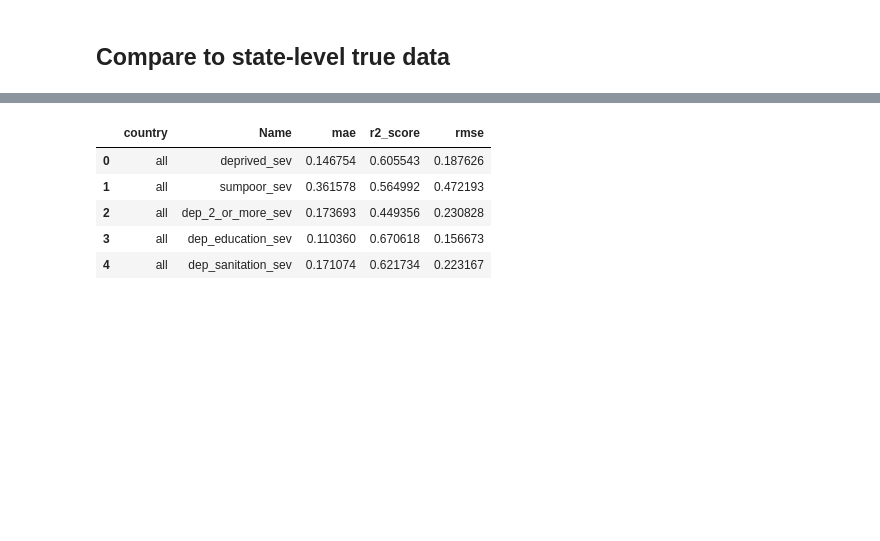
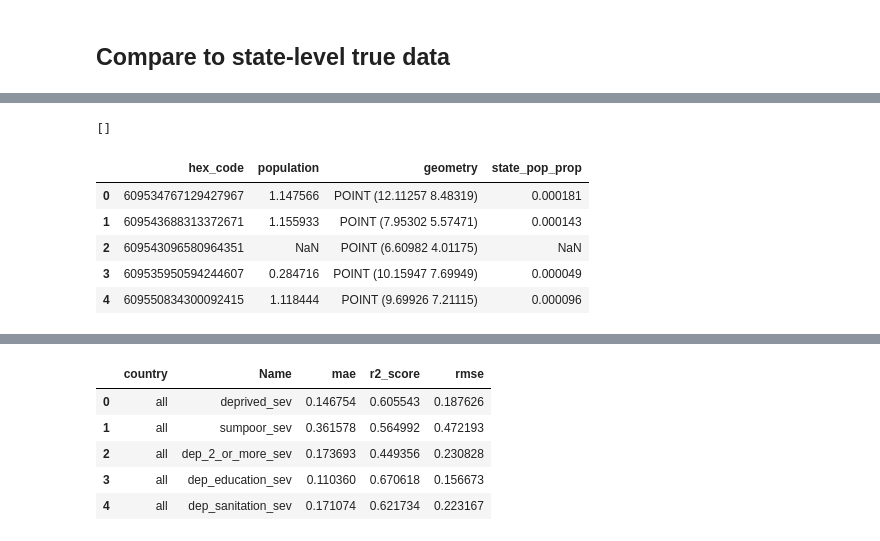
Before and after one commit to DSSGxUK/s22_savethechildren, a Jupyter notebook: notebooks/data_cleaning_v2.ipynb, the cells around one changed output, grey strips where cells are left out. Saved outputs shown, nothing was run; the diff lists cells and outputs as text; code cells hidden in the pictures; blank space fills up the shorter version.

```diff
--- a/notebooks/data_cleaning_v2.ipynb
+++ b/notebooks/data_cleaning_v2.ipynb
@@ -1154,11 +1180,22 @@ true_data.corr()['rwi']
 ## Compare to state-level true data
 # %%
 import shapely.wkt
+from shapely.geometry import Point
 import pandas as pd
 import swifter
 import numpy as np
 import geopandas as gpd
-preds = pd.read_csv('../data/predictions/preds_nigeria_res7.csv')
+
+import matplotlib.pyplot as plt
+import seaborn as sns
+
+from sklearn.metrics import r2_score
+from sklearn.metrics import mean_squared_error as mse
+from sklearn.metrics import mean_absolute_error as mae
+
+import h3.api.numpy_int as h3
+
+preds = pd.read_csv('../data/predictions/preds_nigeria_res7_expanded-true.csv')
 adm1 = pd.read_csv('../data/validation/NGA_admin1_agg.csv')
 adm1['geometry'] = adm1.geometry.swifter.apply(shapely.wkt.loads)
 adm1 = gpd.GeoDataFrame(adm1,geometry='geometry')
@@ -1172,7 +1225,5 @@ adm1_weighted.head(2)
 # %%
-from shapely.geometry import Point
-import h3.api.numpy_int as h3
-preds['geometry'] = preds.hex_code.swifter.apply(lambda x: Point(h3.h3_to_geo(x)[::-1]))
+preds['geometry'] = preds.hex_code.swifter.apply(lambda x: Point(h3.h3_to_geo(x)))
 # %%
 preds = gpd.GeoDataFrame(preds,geometry='geometry')
 # %%
@@ -1184,10 +1238,23 @@ for col in cols:
 # %%
 true_cols = [col+'_weighted' for col in cols]
+# %%
+cols
+# %% [output]
+[]
 # %%
 agg_dict = {col:'mean' for col in cols}
 agg_dict.update({col:'mean' for col in true_cols if col in adm1.columns})
 agg_dict.update({col:'sum' for col in preds.columns if '_pop_adj' in col})
 agg_dict.update({'population':'sum'})
 state_eval = adm1.sjoin(preds).groupby('admin1').agg(agg_dict)
+# %%
+preds.head()
+# %% [output]
+|  | hex_code | population | geometry | state_pop_prop |
+| 0 | 609534767129427967 | 1.147566 | POINT (12.11257 8.48319) | 0.000181 |
+| 1 | 609543688313372671 | 1.155933 | POINT (7.95302 5.57471) | 0.000143 |
+| 2 | 609543096580964351 | NaN | POINT (6.60982 4.01175) | NaN |
+| 3 | 609535950594244607 | 0.284716 | POINT (10.15947 7.69949) | 0.000049 |
+| 4 | 609550834300092415 | 1.118444 | POINT (9.69926 7.21115) | 0.000096 |
 # %%
 state_eval.head()
```
Also changed, not shown: parts of 15 cells of this notebook, 1 other file.
